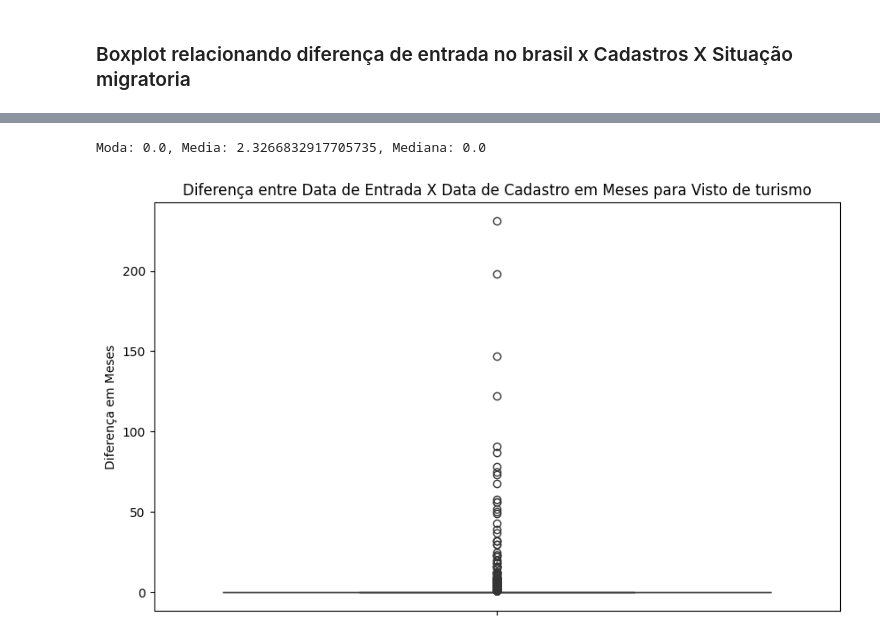
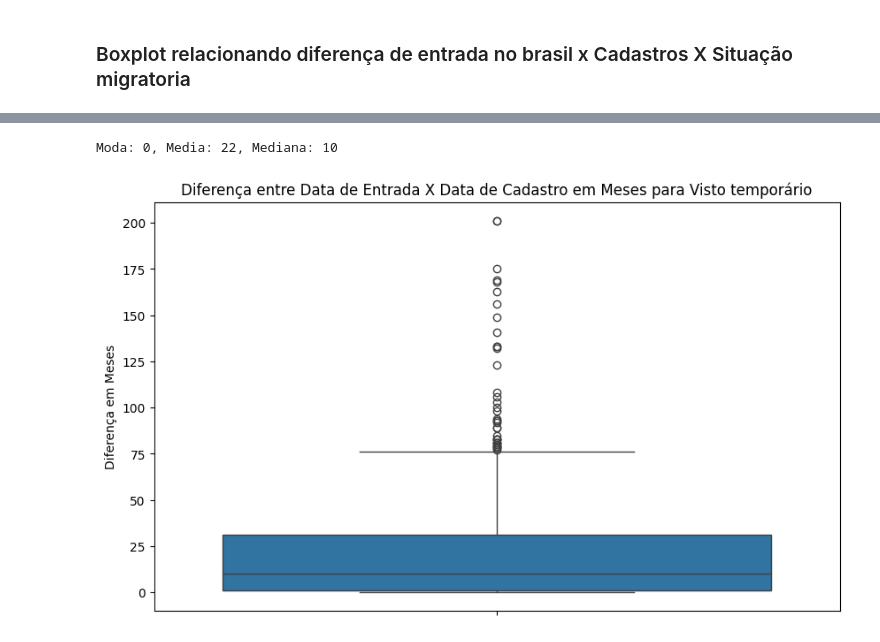
Before and after one commit to gabriel-lacerdaa/AnaliseDeDados, a Jupyter notebook: analise.ipynb, the cells around one changed output, grey strips where cells are left out. Saved outputs shown, nothing was run; the diff lists cells and outputs as text; code cells hidden in the pictures.

```diff
--- a/analise.ipynb
+++ b/analise.ipynb
@@ -497,29 +481,30 @@ Passing `palette` without assigning `hue` is deprecated and will be removed in v
 # %%
 #Boxplot de uma situação migratoria especifica
-stiaucao_migratoria = 'Visto de turismo'
+situacao_migratoria = 'Visto temporário'
+#Refugiado, Visto permanente, Visto de turismo, Indocumentado/ Irregular, Visto temporário, Outros
 
-df_filtrado = df[df['situacao_migratoria'] == stiaucao_migratoria]
+df_filtrado = df[df['situacao_migratoria'] == situacao_migratoria]
 
 media = df_filtrado['dif_dtcad_dtingr_meses'].mean()
 moda = df_filtrado['dif_dtcad_dtingr_meses'].mode()
 mediana = df_filtrado['dif_dtcad_dtingr_meses'].median()
 
-print(f'Moda: {moda[0]}, Media: {media}, Mediana: {mediana}')
+print(f'Moda: {moda[0]:.0f}, Media: {media:.0f}, Mediana: {mediana:.0f}')
 
 # Criar a figura para o boxplot
 plt.figure(figsize=(10, 6))
 
 # Gerar o boxplot usando seaborn
 sns.boxplot(y='dif_dtcad_dtingr_meses', data=df_filtrado)
 
 # Adicionar um título ao gráfico
-plt.title(f'Diferença entre Data de Entrada X Data de Cadastro em Meses para {stiaucao_migratoria}')
+plt.title(f'Diferença entre Data de Entrada X Data de Cadastro em Meses para {situacao_migratoria}')
 
 # Rotular o eixo y
 plt.ylabel('Diferença em Meses')
 
 # Mostrar o gráfico
 plt.show()
 # %% [output]
-Moda: 0.0, Media: 2.3266832917705735, Mediana: 0.0
+Moda: 0, Media: 22, Mediana: 10
-[figure, old version]
+[figure, new version]
```
Also changed, not shown: parts of 7 cells of this notebook.
